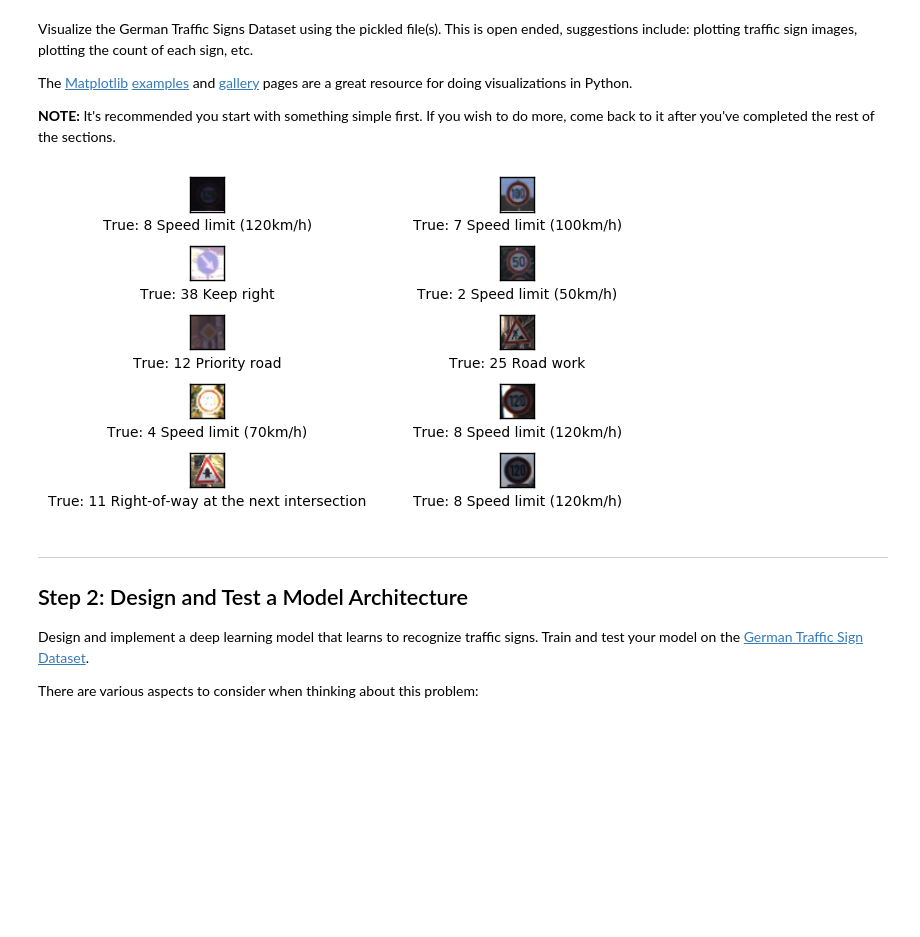
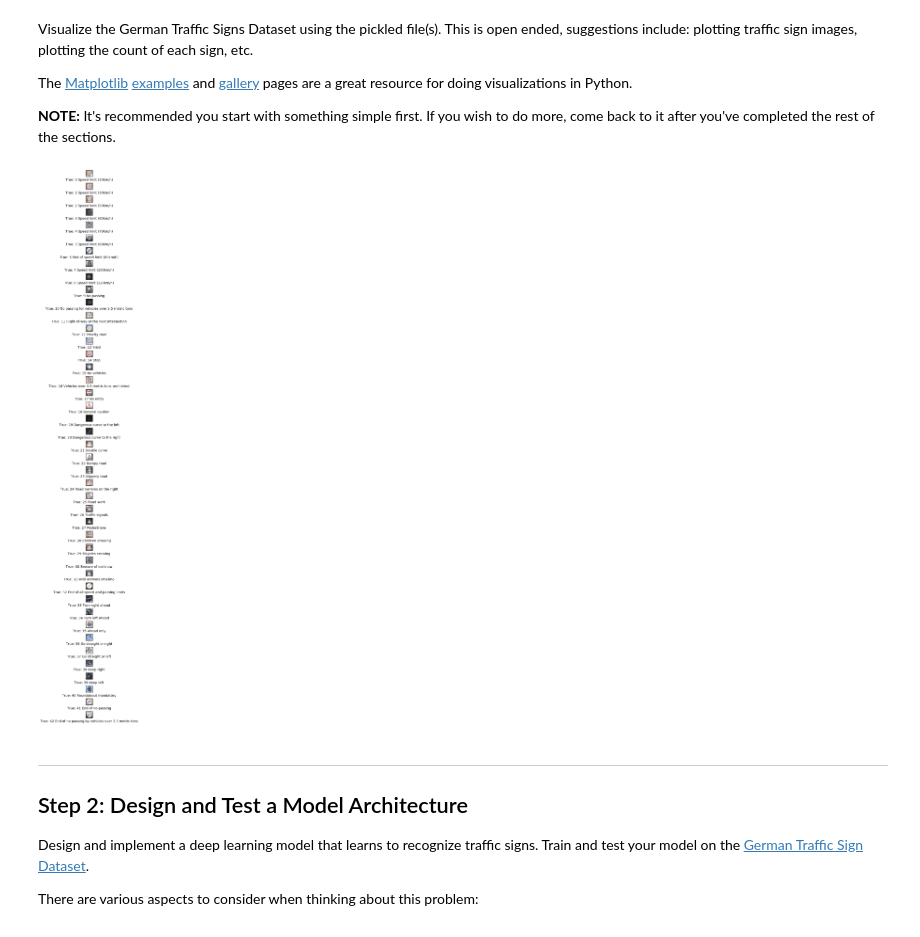
Before and after one commit to ramsrigouthamg/CarND-Traffic-Sign-Classifier-Project, a Jupyter notebook: Traffic_Sign_Classifier.ipynb, the cells around one changed output. Cells and saved outputs as stored; diff of their text form; code cells hidden in the pictures; blank space fills up the shorter version.

Commit message:
Working well with new test images

```diff
--- a/Traffic_Sign_Classifier.ipynb
+++ b/Traffic_Sign_Classifier.ipynb
@@ -95,44 +96,48 @@ with open('signnames.csv', mode='r') as infile:
 #Helper function to plot few images and labels
 
 def plot_images(images, cls_true, cls_pred=None):
-    assert len(images) == len(cls_true) == 10
+    assert len(images) == len(cls_true) < 50
     # Create figure with 5x2 sub-plots.
-    fig, axes = plt.subplots(5, 2)
+    fig, axes = plt.subplots(len(images), 1,figsize=(30,30))
     fig.subplots_adjust(hspace=1.0, wspace=1.0)
 
     for i, ax in enumerate(axes.flat):
         # Plot image.
         ax.imshow(images[i])
 
         # Show true and predicted classes.
         if cls_pred is None:
             xlabel = "True: {0} {1}".format(cls_true[i],signnames[str(cls_true[i])])
         else:
-            xlabel = "True: {0} {1}, Pred: {2}".format(cls_true[i],signnames[str(cls_true[i])], cls_pred[i])
+            xlabel = "True: {0} {1},\n Pred: {2} {3}".format(cls_true[i],signnames[str(cls_true[i])], cls_pred[i],signnames[str(cls_pred[i])])
 
         # Show the classes as the label on the x-axis.
         ax.set_xlabel(xlabel)
 
         # Remove ticks from the plot.
         ax.set_xticks([])
         ax.set_yticks([])
 
     # Ensure the plot is shown correctly with multiple plots
     # in a single Notebook cell.
     plt.show()
 
 #Get random numbers for 10 images from the training dataset
-imageList= random.sample(range(len(X_train)-1), 10)
+uniquelabels, uniquelabel_indices = np.unique(y_train, return_index=True)
+imageList= uniquelabel_indices
 
-#Get first 10 images from the train set
+#Get one image for each type from the train set
 images_train = X_train[imageList]
 #Get tru class labels
 images_labels = y_train[imageList]
 
 # Plot the images and labels using our helper-function above.
 plot_images(images=images_train, cls_true=images_labels)
+
+# print (uniquelabels)
+# print (uniquelabel_indices)
 # %% [output]
-[figure, old version]
+[figure, new version]
 # %% [markdown]
 ----
 
```
Also changed, not shown: parts of 7 cells of this notebook, 7 other files.
